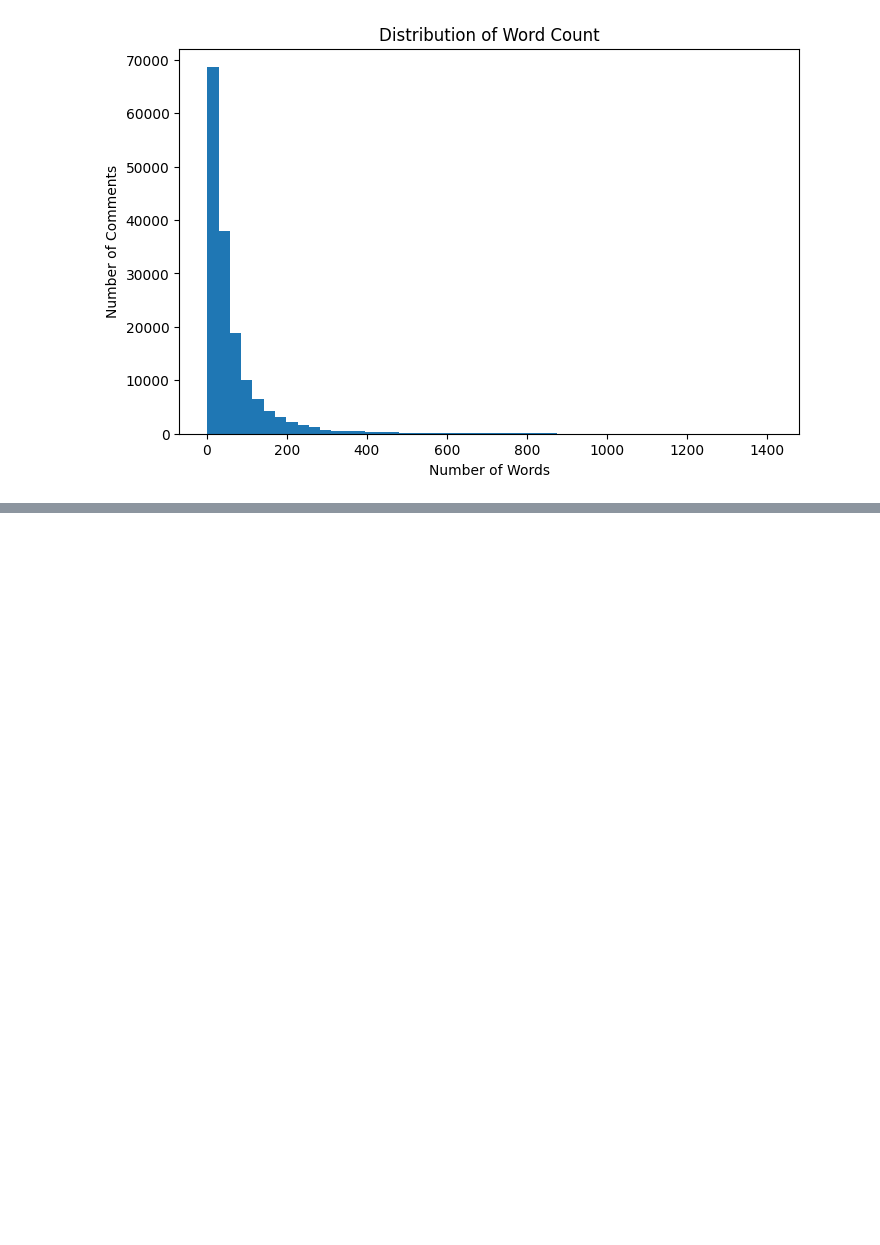
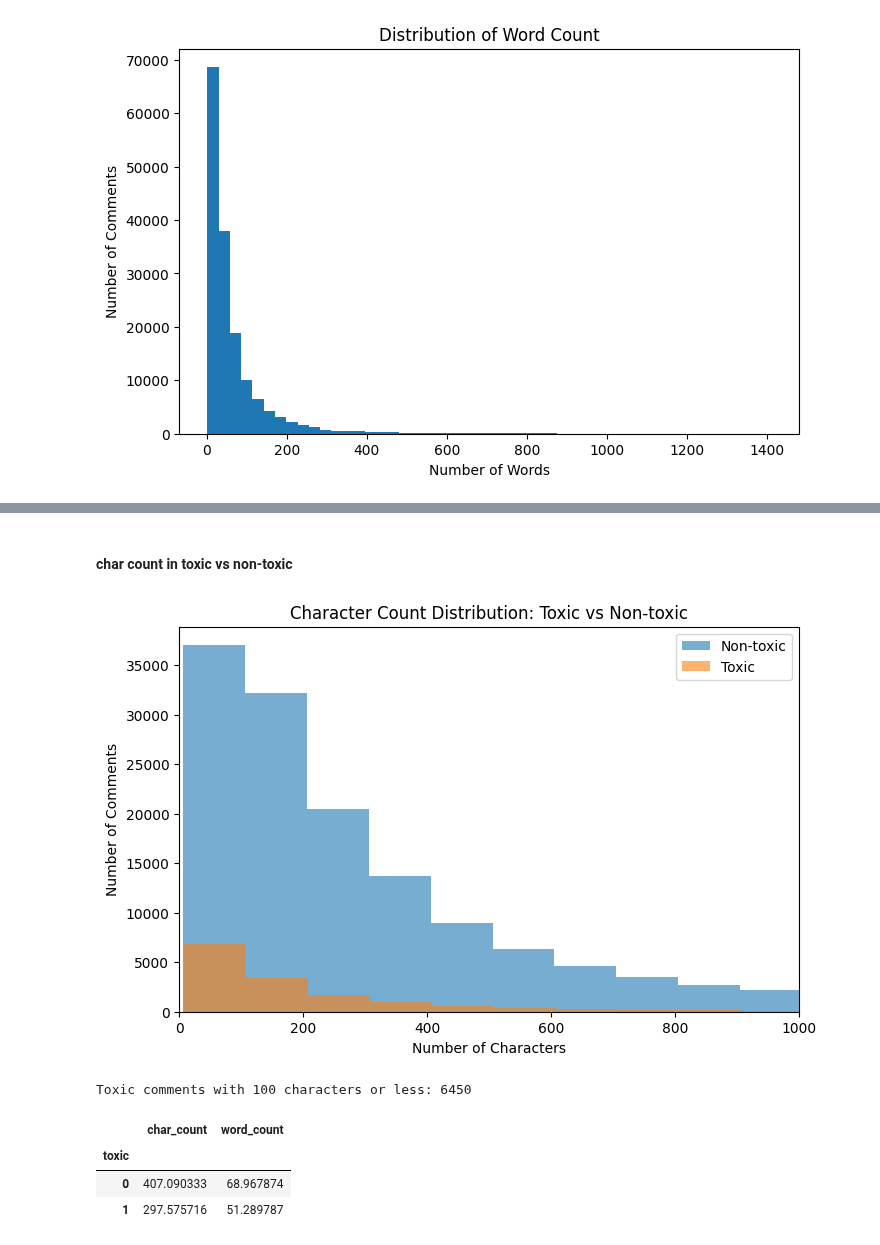
Before and after one commit to mahiicodes09-spec/Convox, a Jupyter notebook: ml/model-1 (mahi)/notebook/jigsaw-eda.ipynb, the cells around one changed output, grey strips where cells are left out. Cells and saved outputs as stored; diff of their text form; code cells hidden in the pictures; blank space fills up the shorter version.

```diff
--- a/ml/model-1 (mahi)/notebook/jigsaw-eda.ipynb
+++ b/ml/model-1 (mahi)/notebook/jigsaw-eda.ipynb
@@ -135,0 +161,42 @@ plt.show()
+# %% [markdown]
+#### char count in toxic vs non-toxic
+# %%
+plt.figure(figsize=(8, 5))
+
+plt.hist(
+    df[df["toxic"] == 0]["char_count"],
+    bins=50,
+    alpha=0.6,
+    label="Non-toxic"
+)
+
+plt.hist(
+    df[df["toxic"] == 1]["char_count"],
+    bins=50,
+    alpha=0.6,
+    label="Toxic"
+)
+plt.xlim(0, 1000)
+plt.title("Character Count Distribution: Toxic vs Non-toxic")
+plt.xlabel("Number of Characters")
+plt.ylabel("Number of Comments")
+plt.legend()
+plt.show()
+# %% [output]
+[figure, added]
+# %%
+short_toxic = df[
+    (df["toxic"] == 1) &
+    (df["char_count"] <= 100)
+]
+
+print("Toxic comments with 100 characters or less:", len(short_toxic))
+# %% [output]
+Toxic comments with 100 characters or less: 6450
+# %%
+df.groupby("toxic")[["char_count", "word_count"]].mean()
+# %% [output]
+|  | char_count | word_count |
+| toxic |  |  |
+| 0 | 407.090333 | 68.967874 |
+| 1 | 297.575716 | 51.289787 |
```
Also changed, not shown: parts of 46 cells of this notebook, 6 other files.
